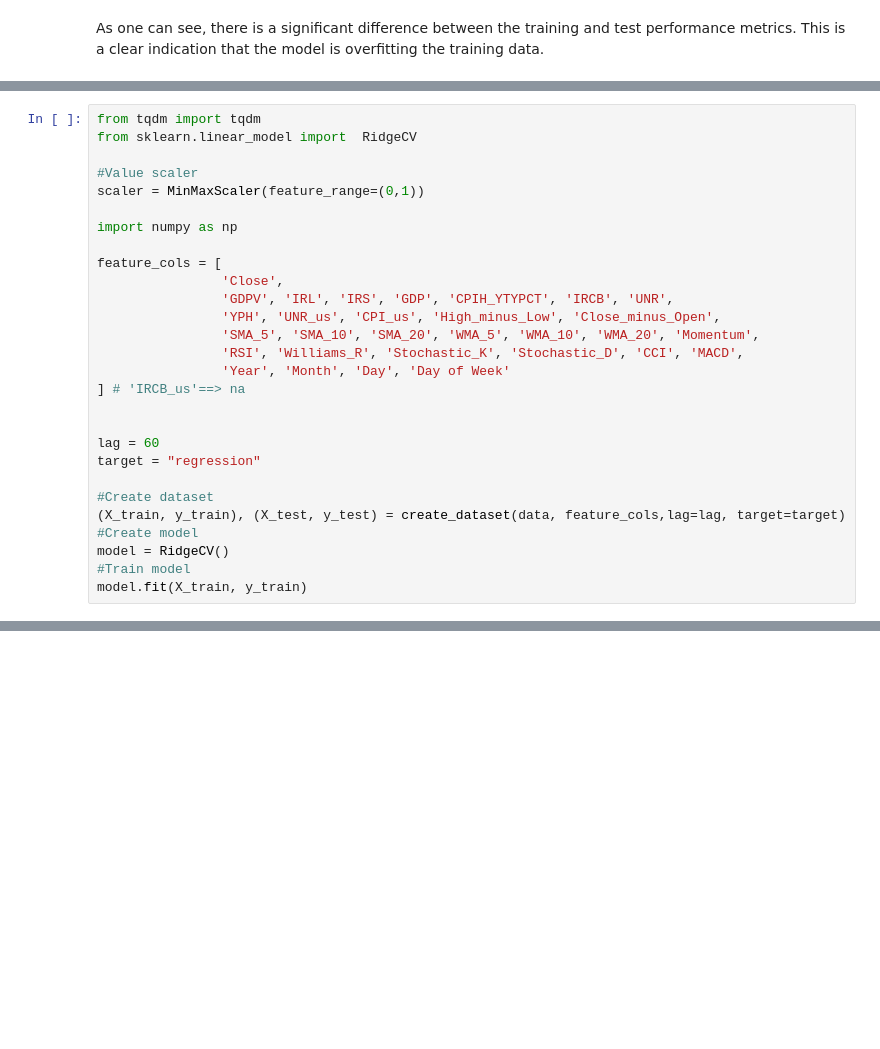
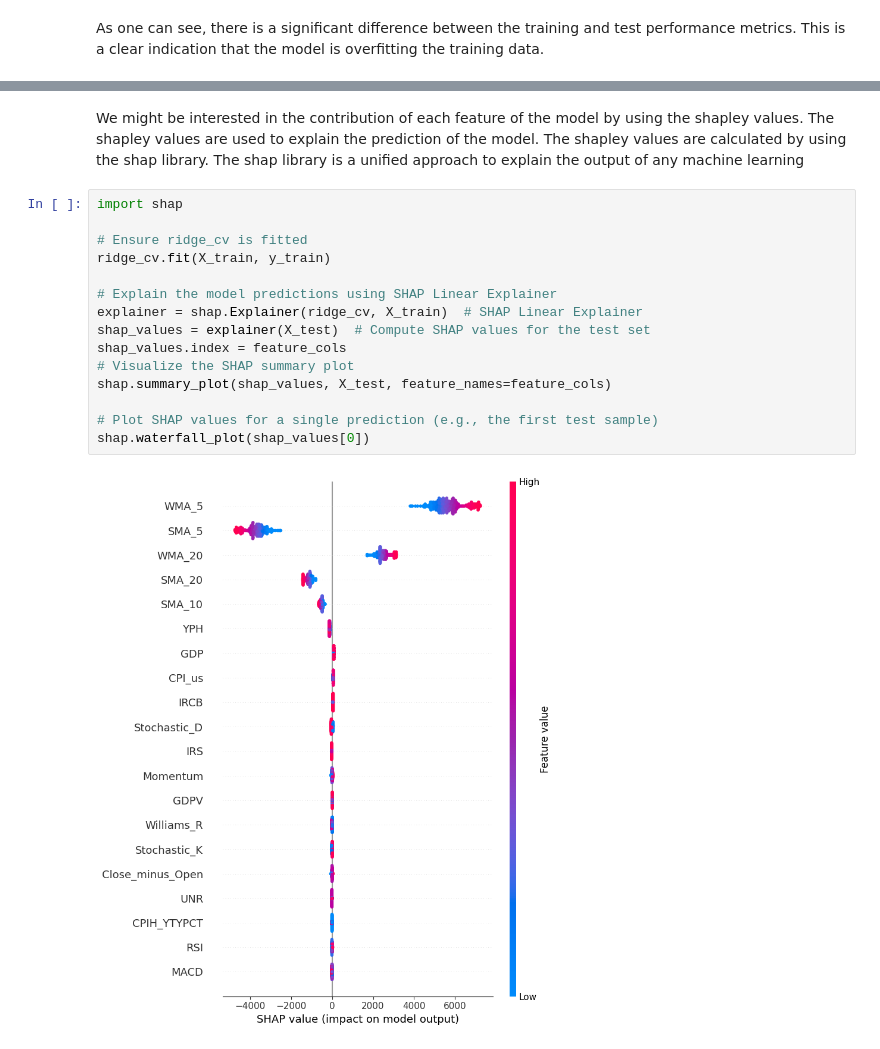
Before and after one commit to mathis-blln/projet_STA, a Jupyter notebook: Machine learning models/regression_ridge.ipynb, the cells around one changed output, grey strips where cells are left out. Saved outputs shown, nothing was run; the diff lists cells and outputs as text; blank space fills up the shorter version.

Commit message:
Comput shapley value

```diff
--- a/Machine learning models/regression_ridge.ipynb
+++ b/Machine learning models/regression_ridge.ipynb
@@ -266,28 +122,0 @@ def dataset_to_df(X, Y, feature_cols,lag=60, cible="Close"):
-# %%
-from tqdm import tqdm
-from sklearn.linear_model import  RidgeCV
-
-#Value scaler
-scaler = MinMaxScaler(feature_range=(0,1))
-
-import numpy as np
-
-feature_cols = [
-                'Close',
-                'GDPV', 'IRL', 'IRS', 'GDP', 'CPIH_YTYPCT', 'IRCB', 'UNR',
-                'YPH', 'UNR_us', 'CPI_us', 'High_minus_Low', 'Close_minus_Open',
-                'SMA_5', 'SMA_10', 'SMA_20', 'WMA_5', 'WMA_10', 'WMA_20', 'Momentum',
-                'RSI', 'Williams_R', 'Stochastic_K', 'Stochastic_D', 'CCI', 'MACD',
-                'Year', 'Month', 'Day', 'Day of Week'
-] # 'IRCB_us'==> na
-
-
-lag = 60
-target = "regression"
-
-#Create dataset
-(X_train, y_train), (X_test, y_test) = create_dataset(data, feature_cols,lag=lag, target=target)
-#Create model
-model = RidgeCV()
-#Train model
-model.fit(X_train, y_train)
@@ -715,0 +153,19 @@ class GradientBoostingNadarayaWatson:
+# %% [markdown]
+We might be interested in the contribution of each feature of the model by using the shapley values. The shapley values are used to explain the prediction of the model. The shapley values are calculated by using the shap library. The shap library is a unified approach to explain the output of any machine learning
+# %%
+import shap
+
+# Ensure ridge_cv is fitted
+ridge_cv.fit(X_train, y_train)
+
+# Explain the model predictions using SHAP Linear Explainer
+explainer = shap.Explainer(ridge_cv, X_train)  # SHAP Linear Explainer
+shap_values = explainer(X_test)  # Compute SHAP values for the test set
+shap_values.index = feature_cols
+# Visualize the SHAP summary plot
+shap.summary_plot(shap_values, X_test, feature_names=feature_cols)
+
+# Plot SHAP values for a single prediction (e.g., the first test sample)
+shap.waterfall_plot(shap_values[0])
+# %% [output]
+[figure, added]
```
Also changed, not shown: parts of 55 cells of this notebook, 2 other files.
